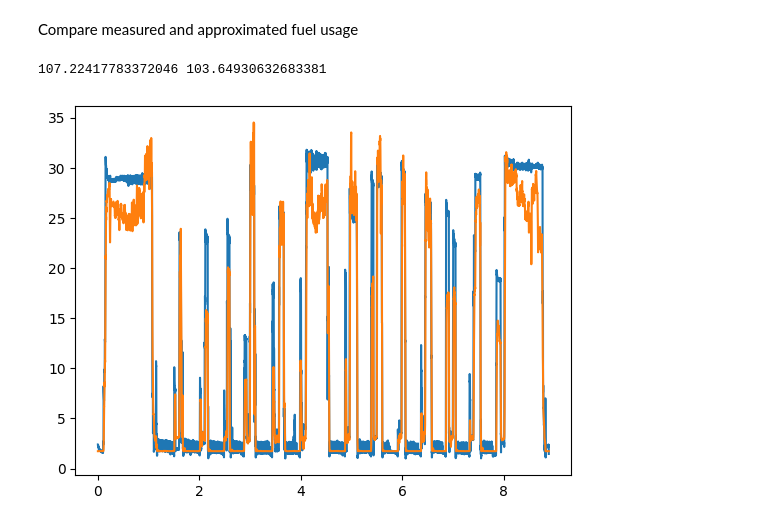
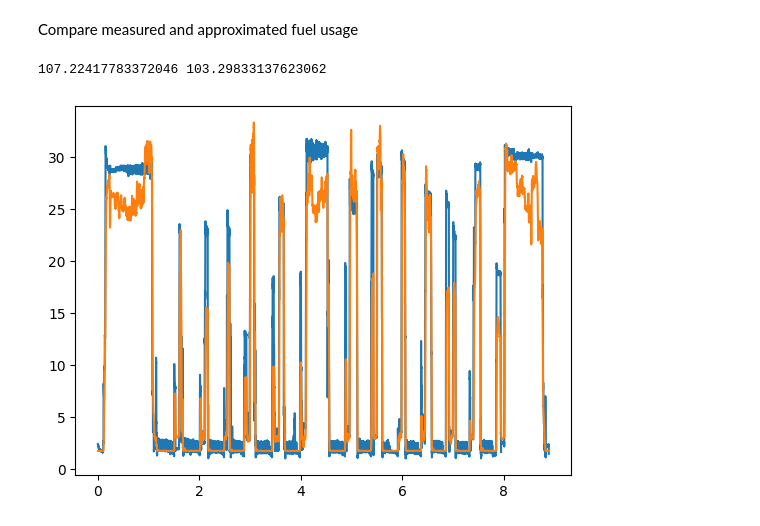
Before and after one commit to arvidsorfeldt/py-fish, a Jupyter notebook: fredrika.ipynb, the cells around one changed output. Saved outputs shown, nothing was run; the diff lists cells and outputs as text; code cells hidden in the pictures.

```diff
--- a/fredrika.ipynb
+++ b/fredrika.ipynb
@@ -55,18 +55,18 @@ Compare measured and approximated fuel usage
 # %%
 from scipy.ndimage import uniform_filter1d
 measured_consumption_profile = consumption_profile_from_data(date)
 measured_consumption = total_consumption_from_profile(measured_consumption_profile)
-model_power = calculate_propulsion_power(speeds=uniform_filter1d(measured_speed_profile[:, 1], size=15), length=11.91, beam=4.0)
+model_power = calculate_propulsion_power(speeds=uniform_filter1d(measured_speed_profile[:, 1], size=30), length=11.91, beam=4.0)
 model_consumption_profile = np.column_stack((measured_consumption_profile[:, 0], calculate_consumption(powers=model_power, engine_rating=242.0, engine_application=EngineApplication.PROPULSION)))
 model_consumption_propulsion = total_consumption_from_profile(model_consumption_profile)
 power_hydraulics = calculate_hydraulics_energy(hours_fishing=time_fishing)
 power_dc = calculate_dc_energy(hours_total=measured_speed_profile[-1, 0] - measured_speed_profile[0,0])
 hydraulics_consumption = calculate_consumption(powers=power_hydraulics, engine_rating=242.0, engine_application=EngineApplication.PROPULSION)
 dc_consumption = calculate_consumption(powers=power_dc, engine_rating=242.0, engine_application=EngineApplication.PROPULSION)
 
 fig, ax = plt.subplots()
 plot_profiles(ax, measured_consumption_profile, model_consumption_profile)
 print(measured_consumption, model_consumption_propulsion + hydraulics_consumption + dc_consumption)
 # %% [output]
-107.22417783372046 103.64930632683381
+107.22417783372046 103.29833137623062
-[figure, old version]
+[figure, new version]
```
Also changed, not shown: parts of 1 cell of this notebook, 4 other files.
